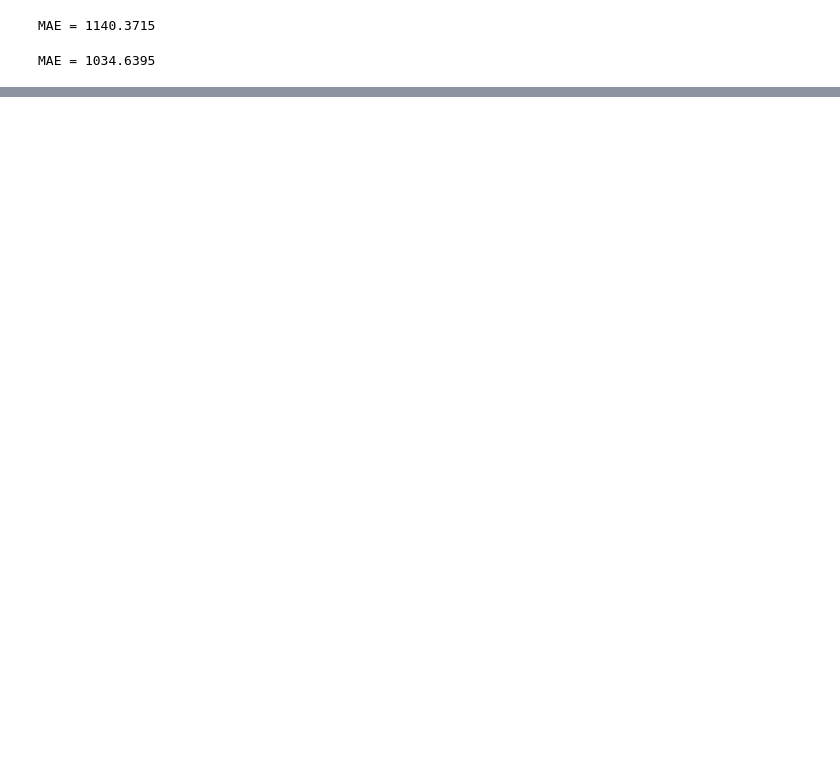
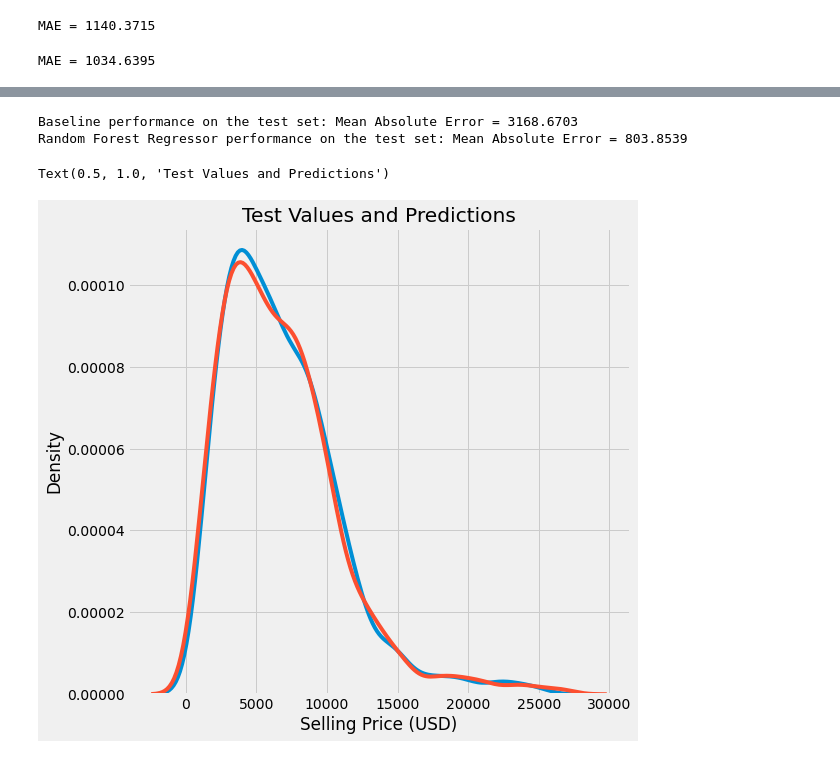
Before and after one commit to Samantha-Jarrett/Machine_Learning, a Jupyter notebook: car_prices.ipynb, the cells around one changed output, grey strips where cells are left out. Drawn from its saved outputs; the diff is of its cells as text; code cells hidden in the pictures; blank space fills up the shorter version.

```diff
--- a/car_prices.ipynb
+++ b/car_prices.ipynb
@@ -385,0 +424,17 @@ Text(0.5, 0, 'Mean Absolute Error')
+# %%
+print("Baseline performance on the test set: Mean Absolute Error = %0.4f" % mae(y_test, baseline))
+print("Random Forest Regressor performance on the test set: Mean Absolute Error = %0.4f" % final_mae)
+# %% [output]
+Baseline performance on the test set: Mean Absolute Error = 3168.6703
+Random Forest Regressor performance on the test set: Mean Absolute Error = 803.8539
+# %%
+plt.figure(figsize=(8, 8))
+
+sns.kdeplot(final_pred, label = "Predictions")
+sns.kdeplot(y_test, label = "Actual")
+plt.xlabel("Selling Price (USD)")
+plt.ylabel('Density')
+plt.title('Test Values and Predictions')
+# %% [output]
+Text(0.5, 1.0, 'Test Values and Predictions')
+[figure, added]
```
Also changed, not shown: parts of 10 cells of this notebook.
